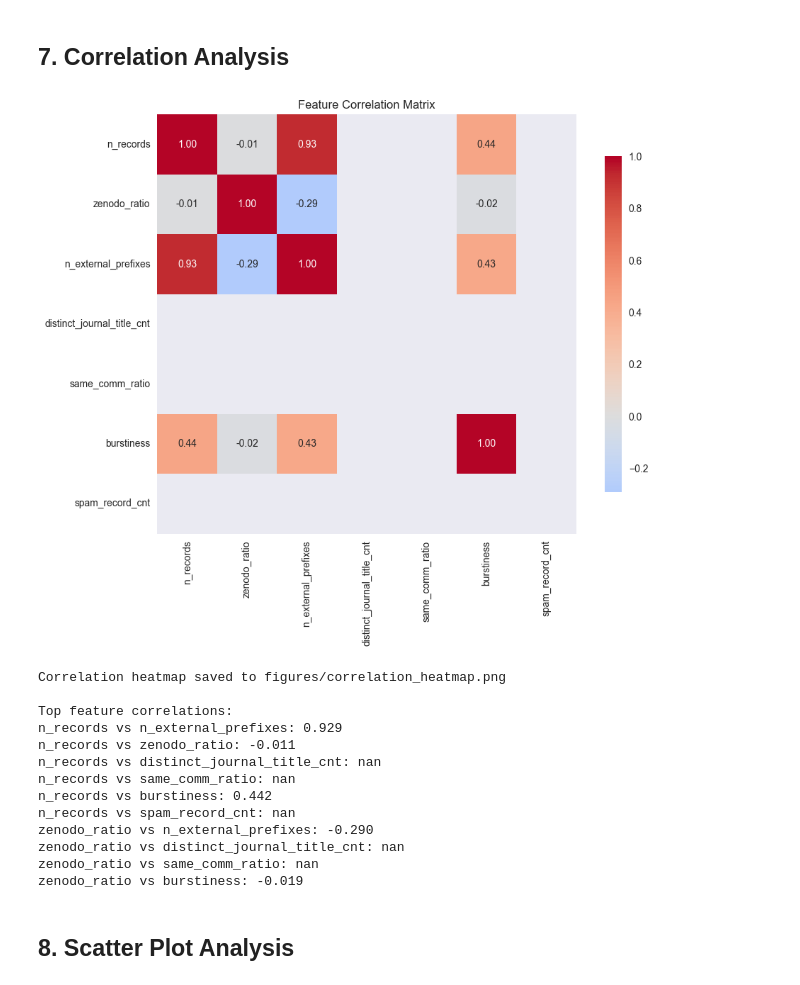
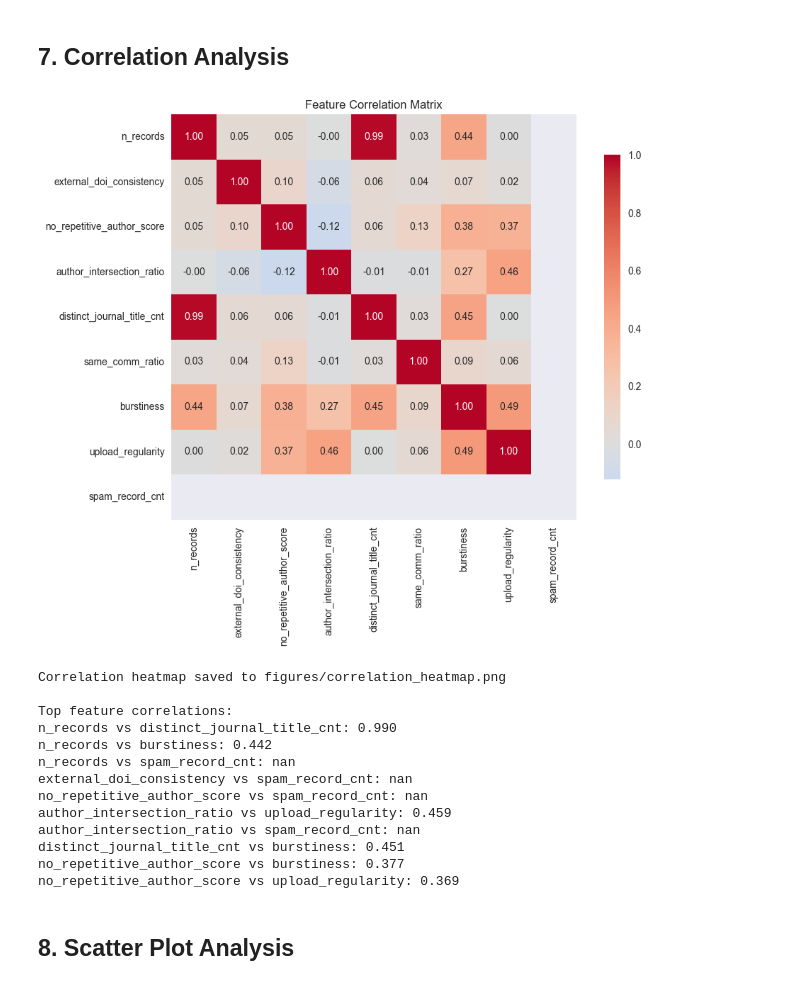
Before and after one commit to zenodo/journal-detect, a Jupyter notebook: eda_zenodo_journal_runners.ipynb, the cells around one changed output. Saved outputs shown, nothing was run; the diff lists cells and outputs as text; code cells hidden in the pictures.

```diff
--- a/eda_zenodo_journal_runners.ipynb
+++ b/eda_zenodo_journal_runners.ipynb
@@ -91,14 +89,44 @@ def extract_record_features(record):
         doi = record.get('pids', {}).get('doi', {}).get('identifier', '')
         is_zenodo_doi = doi.startswith('10.5281/zenodo.') if doi else False
 
+        # External DOI prefix (for consistency analysis)
+        external_doi_prefix = None
+        if doi and not is_zenodo_doi and '/' in doi:
+            external_doi_prefix = doi.split('/')[0]
+
         # Journal info
         journal_title = None
         if 'custom_fields' in record and \
            'journal:journal' in record['custom_fields']:
             journal_title = record['custom_fields']['journal:journal'].get('title')
 
-        # Community info
-        communities = record.get('communities', {}).get('ids', [])
+        # Author analysis - extract all author names from the full author list
+        creators = record.get('metadata', {}).get('creators', [])
+        n_authors = len(creators) if creators else 0
+
+        # Extract all author names for intersection analysis
+        author_names = []
+        if creators:
+            for creator in creators:
+                if 'person_or_org' in creator and 'name' in creator['person_or_org']:
+                    author_names.append(creator['person_or_org']['name'])
+
+        # Title analysis
+        title = record.get('metadata', {}).get('title', '')
+
+        # Community info - check both main record and parent, extract slug
+        communities = []
+        community_slugs = []
+        if 'communities' in record and 'ids' in record['communities']:
+            communities = record['communities']['ids']
+        elif 'parent' in record and 'communities' in record['parent'] and 'ids' in record['parent']['communities']:
+            communities = record['parent']['communities']['ids']
+
+        # Extract community slugs
+        if 'parent' in record and 'communities' in record['parent'] and 'entries' in record['parent']['communities']:
+            for entry in record['parent']['communities']['entries']:
+                if 'slug' in entry:
+                    community_slugs.append(entry['slug'])
 
         # File info
         file_count = record.get('files', {}).get('count', 0)
@@ -109,8 +137,13 @@ def extract_record_features(record):
             'created': created,
             'doi': doi,
             'is_zenodo_doi': is_zenodo_doi,
+            'external_doi_prefix': external_doi_prefix,
             'journal_title': journal_title,
+            'n_authors': n_authors,
+            'author_names': author_names,
+            'title': title,
             'communities': communities,
+            'community_slugs': community_slugs,
             'file_count': file_count
         }
     except Exception as e:
@@ -383,50 +456,51 @@ Feature distributions saved to figures/feature_distributions.png
 ## 7. Correlation Analysis
 # %%
 # Select numeric features for correlation
-numeric_features = ['n_records', 'zenodo_ratio', 'n_external_prefixes',
-                   'distinct_journal_title_cnt', 'same_comm_ratio', 'burstiness', 'spam_record_cnt']
+numeric_features = ['n_records', 'external_doi_consistency', 'no_repetitive_author_score',
+                   'author_intersection_ratio', 'distinct_journal_title_cnt',
+                   'same_comm_ratio', 'burstiness', 'upload_regularity', 'spam_record_cnt']
 
 # Create correlation matrix
 correlation_matrix = users_df[numeric_features].corr()
 
 # Plot correlation heatmap
 plt.figure(figsize=(10, 8))
 sns.heatmap(correlation_matrix, annot=True, cmap='coolwarm', center=0,
             square=True, fmt='.2f', cbar_kws={'shrink': 0.8})
 plt.title('Feature Correlation Matrix')
 plt.tight_layout()
 plt.savefig('figures/correlation_heatmap.png', dpi=300, bbox_inches='tight')
 plt.show()
 
 print("Correlation heatmap saved to figures/correlation_heatmap.png")
 
 # Show top correlations
 print("\nTop feature correlations:")
 correlations = []
 for i in range(len(numeric_features)):
     for j in range(i+1, len(numeric_features)):
         feat1, feat2 = numeric_features[i], numeric_features[j]
         corr = correlation_matrix.loc[feat1, feat2]
         correlations.append((feat1, feat2, corr))
 
 correlations.sort(key=lambda x: abs(x[2]), reverse=True)
 for feat1, feat2, corr in correlations[:10]:
     print(f"{feat1} vs {feat2}: {corr:.3f}")
 # %% [output]
-[figure, old version]
+[figure, new version]
 Correlation heatmap saved to figures/correlation_heatmap.png
 
 Top feature correlations:
-n_records vs n_external_prefixes: 0.929
-n_records vs zenodo_ratio: -0.011
-n_records vs distinct_journal_title_cnt: nan
-n_records vs same_comm_ratio: nan
+n_records vs distinct_journal_title_cnt: 0.990
 n_records vs burstiness: 0.442
 n_records vs spam_record_cnt: nan
-zenodo_ratio vs n_external_prefixes: -0.290
-zenodo_ratio vs distinct_journal_title_cnt: nan
-zenodo_ratio vs same_comm_ratio: nan
-zenodo_ratio vs burstiness: -0.019
+external_doi_consistency vs spam_record_cnt: nan
+no_repetitive_author_score vs spam_record_cnt: nan
+author_intersection_ratio vs upload_regularity: 0.459
+author_intersection_ratio vs spam_record_cnt: nan
+distinct_journal_title_cnt vs burstiness: 0.451
+no_repetitive_author_score vs burstiness: 0.377
+no_repetitive_author_score vs upload_regularity: 0.369
 # %% [markdown]
 ## 8. Scatter Plot Analysis
 # %%
```
Also changed, not shown: parts of 11 cells of this notebook, 12 other files.
